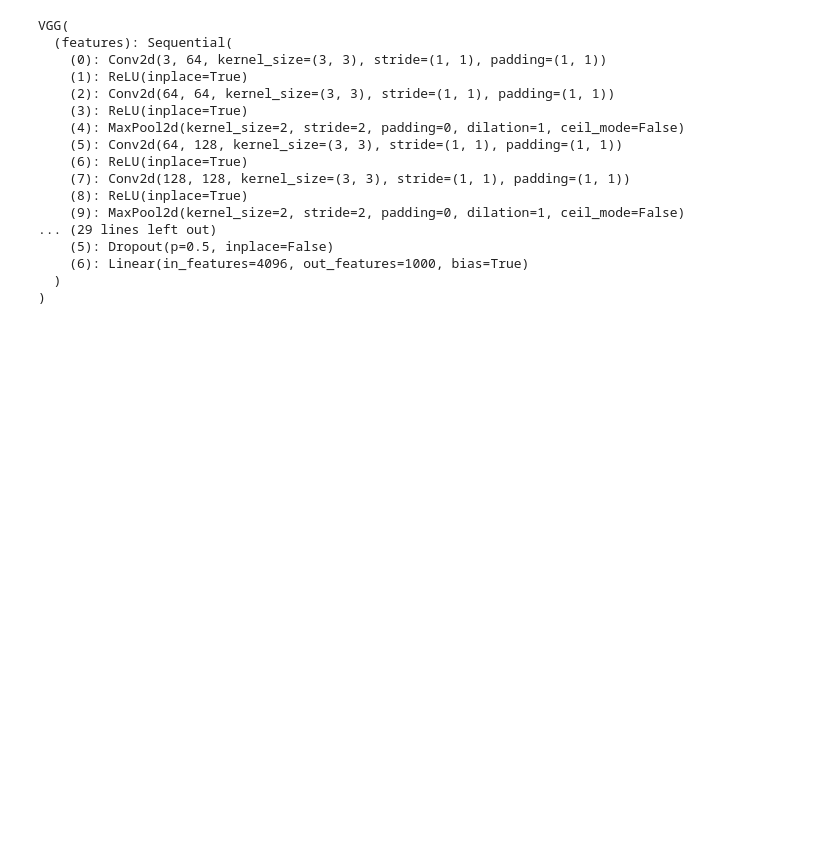
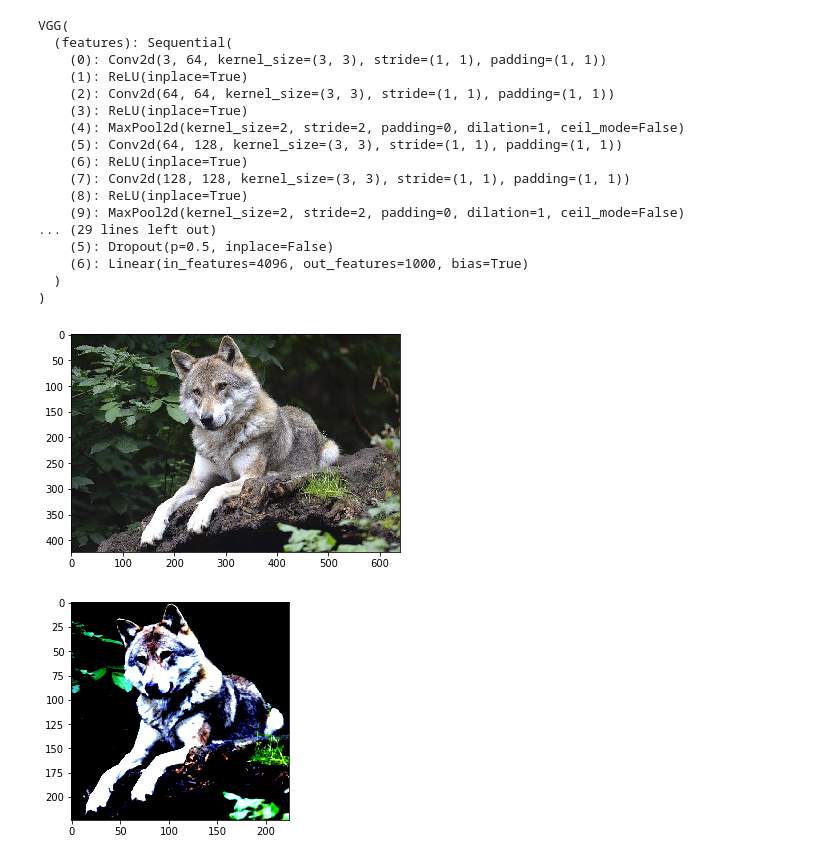
Before and after one commit to ShuSorimachi/image_classification, a Jupyter notebook: vgg16.ipynb, the cells around one changed output. Drawn from its saved outputs; the diff is of its cells as text; code cells hidden in the pictures; blank space fills up the shorter version.

```diff
--- a/vgg16.ipynb
+++ b/vgg16.ipynb
@@ -56,3 +54,23 @@ class BaseTransform():
         ])
   def __call__(self, img):
         return self.base_transform(img)
+# %%
+image_file_path = './drive/My Drive/Colab Notebooks/image_classification/data/wolf-1336229_640.jpg'
+img = Image.open(image_file_path)
+
+plt.imshow(img)
+plt.show()
+
+resize = 224
+mean = (0.485, 0.456, 0.406)
+std = (0.229, 0.224, 0.225)
+transform = BaseTransform(realize, mean, std)
+img_transformed = transform(img)
+
+img_transformed = img_transformed.numpy().transpose((1, 2, 0))
+img_transformed = np.clip(img_transformed, 0, 1)
+plt.imshow(img_transformed)
+plt.show()
+# %% [output]
+[figure, added]
+[figure, added]
```
Also changed, not shown: parts of 4 cells of this notebook.
